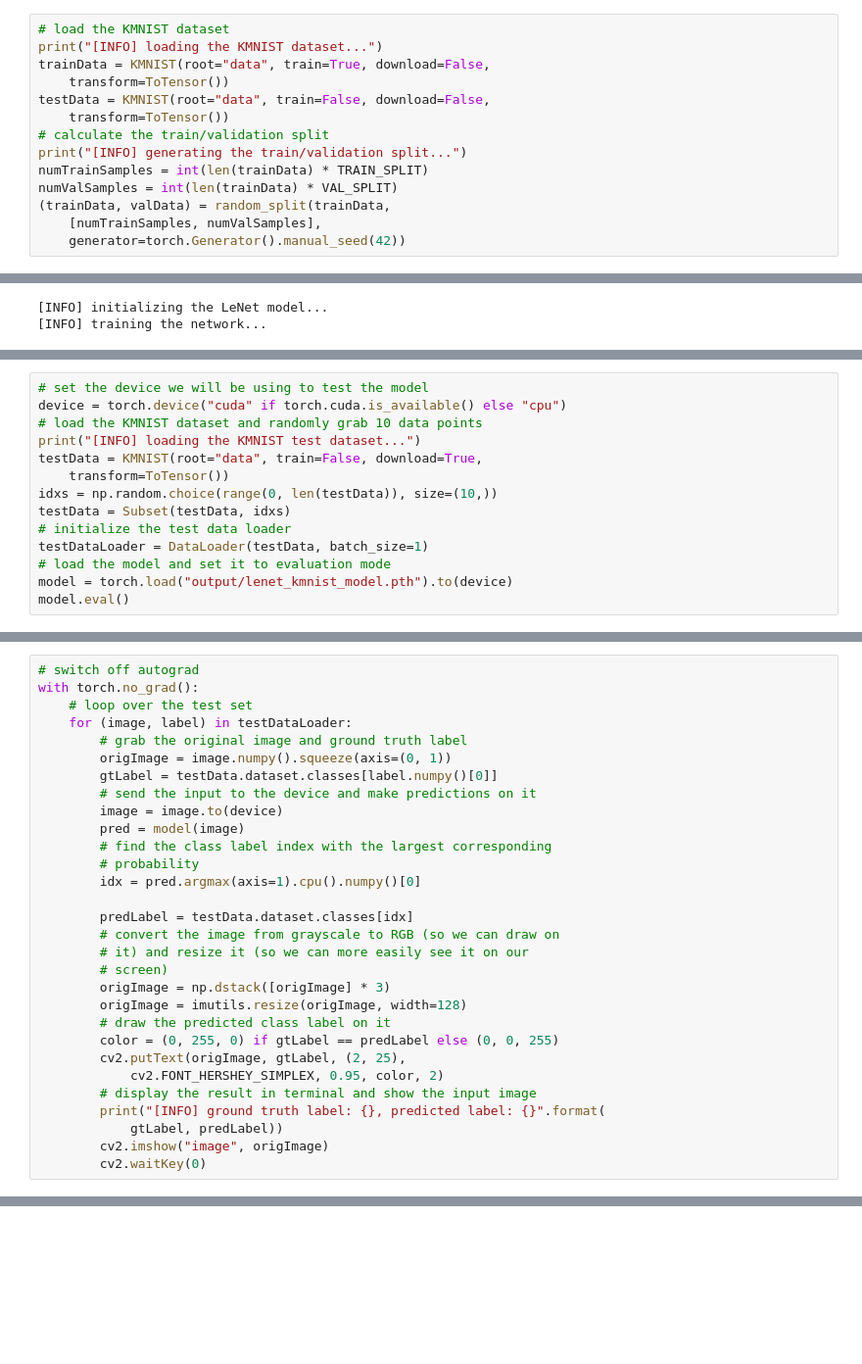
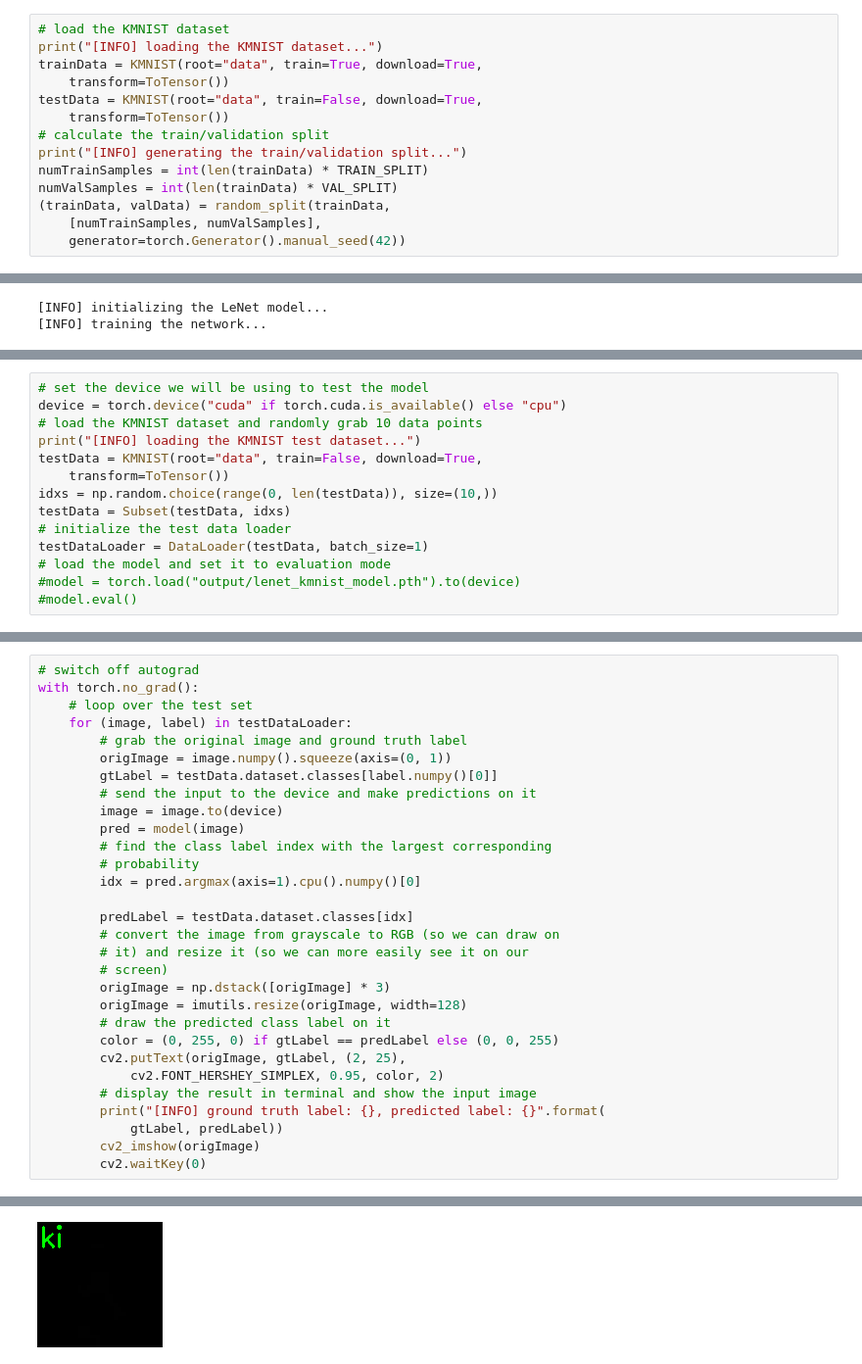
Before and after one commit to erlonL/deep-learning-lista2, a Jupyter notebook: firstcnn.ipynb, the cells around one changed output, grey strips where cells are left out. Shown: that part at 98% size. Cells and saved outputs as stored; diff of their text form; blank space fills up the shorter version.

```diff
--- a/firstcnn.ipynb
+++ b/firstcnn.ipynb
@@ -186,9 +186,9 @@ device = torch.device("cuda" if torch.cuda.is_available() else "cpu")
 # %%
 # load the KMNIST dataset
 print("[INFO] loading the KMNIST dataset...")
-trainData = KMNIST(root="data", train=True, download=False,
+trainData = KMNIST(root="data", train=True, download=True,
 	transform=ToTensor())
-testData = KMNIST(root="data", train=False, download=False,
+testData = KMNIST(root="data", train=False, download=True,
 	transform=ToTensor())
 # calculate the train/validation split
 print("[INFO] generating the train/validation split...")
@@ -358,5 +410,5 @@ testData = Subset(testData, idxs)
 # initialize the test data loader
 testDataLoader = DataLoader(testData, batch_size=1)
 # load the model and set it to evaluation mode
-model = torch.load("output/lenet_kmnist_model.pth").to(device)
-model.eval()
+#model = torch.load("output/lenet_kmnist_model.pth").to(device)
+#model.eval()
@@ -388,5 +442,6 @@ with torch.no_grad():
 		# display the result in terminal and show the input image
 		print("[INFO] ground truth label: {}, predicted label: {}".format(
 			gtLabel, predLabel))
-		cv2.imshow("image", origImage)
+		cv2_imshow(origImage)
 		cv2.waitKey(0)
+# %% [output]
@@ -392,0 +449 @@ with torch.no_grad():
+[figure, added]
```
Also changed, not shown: parts of 7 cells of this notebook.
